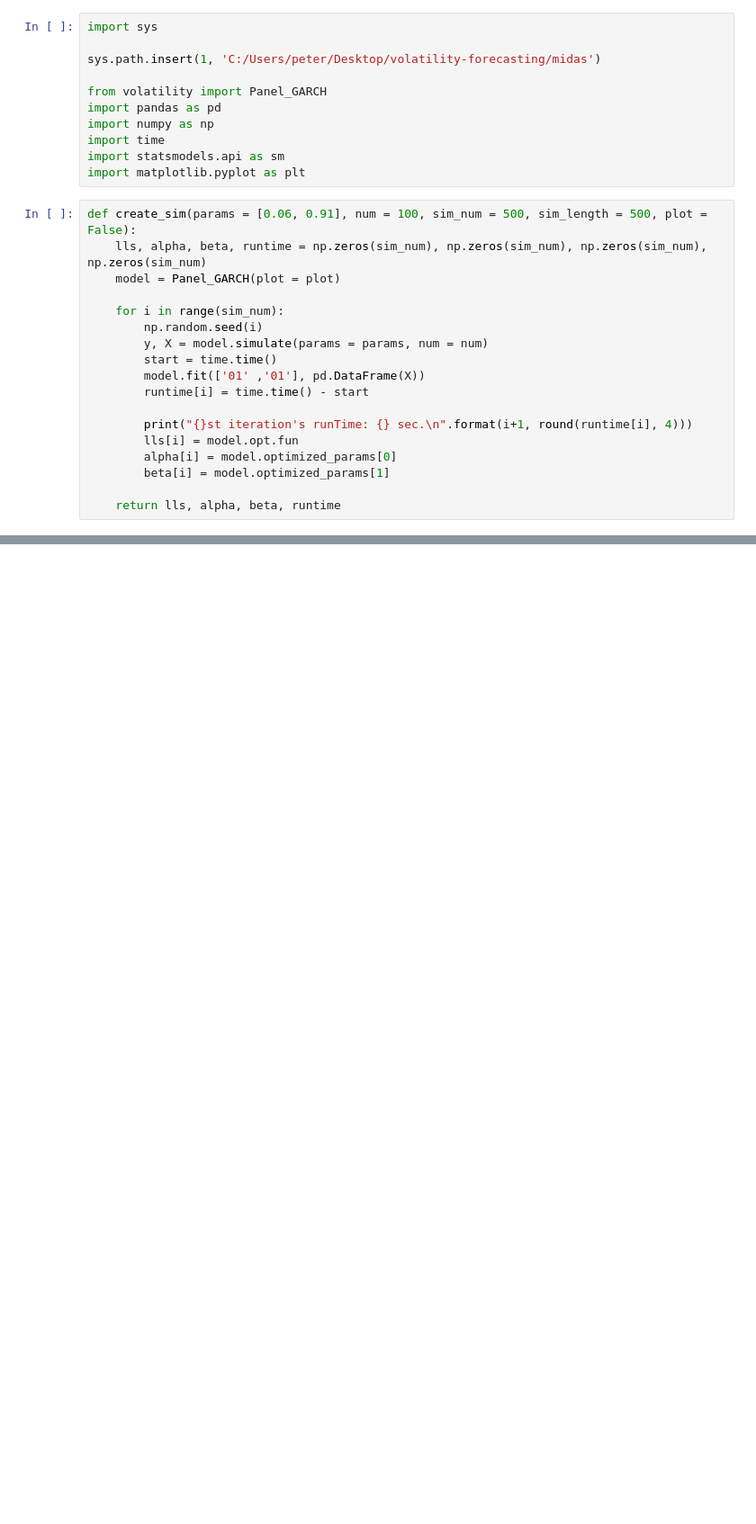
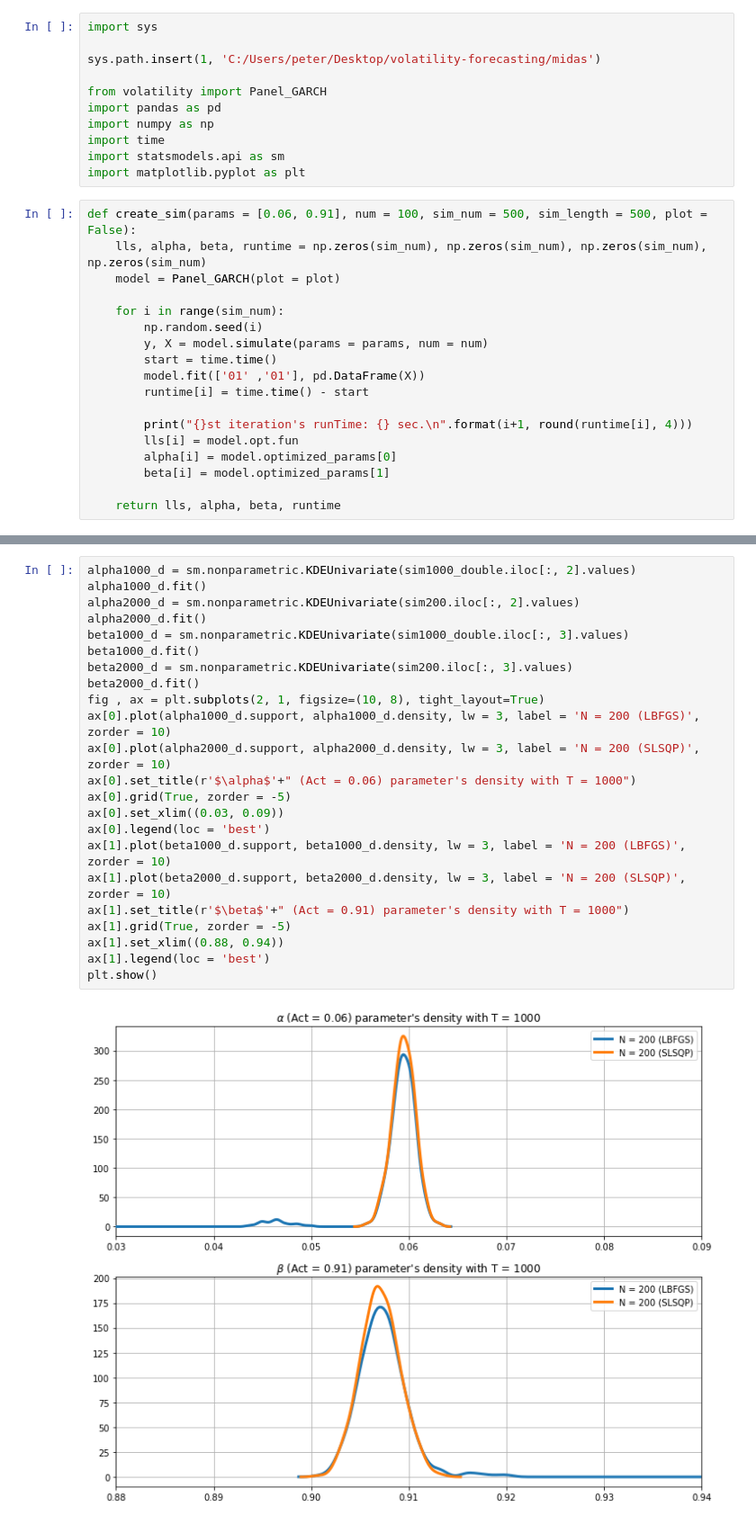
Before and after one commit to NemesiP/volatility-forecasting, a Jupyter notebook: Examples/Panel_GARCH_sim.ipynb, the cells around one changed output, grey strips where cells are left out. Shown at 90% size. Drawn from its saved outputs; the diff is of its cells as text; blank space fills up the shorter version.

```diff
--- a/Examples/Panel_GARCH_sim.ipynb
+++ b/Examples/Panel_GARCH_sim.ipynb
@@ -90,0 +99,25 @@ plt.show()
+# %%
+alpha1000_d = sm.nonparametric.KDEUnivariate(sim1000_double.iloc[:, 2].values)
+alpha1000_d.fit()
+alpha2000_d = sm.nonparametric.KDEUnivariate(sim200.iloc[:, 2].values)
+alpha2000_d.fit()
+beta1000_d = sm.nonparametric.KDEUnivariate(sim1000_double.iloc[:, 3].values)
+beta1000_d.fit()
+beta2000_d = sm.nonparametric.KDEUnivariate(sim200.iloc[:, 3].values)
+beta2000_d.fit()
+fig , ax = plt.subplots(2, 1, figsize=(10, 8), tight_layout=True)
+ax[0].plot(alpha1000_d.support, alpha1000_d.density, lw = 3, label = 'N = 200 (LBFGS)', zorder = 10)
+ax[0].plot(alpha2000_d.support, alpha2000_d.density, lw = 3, label = 'N = 200 (SLSQP)', zorder = 10)
+ax[0].set_title(r'$\alpha$'+" (Act = 0.06) parameter's density with T = 1000")
+ax[0].grid(True, zorder = -5)
+ax[0].set_xlim((0.03, 0.09))
+ax[0].legend(loc = 'best')
+ax[1].plot(beta1000_d.support, beta1000_d.density, lw = 3, label = 'N = 200 (LBFGS)', zorder = 10)
+ax[1].plot(beta2000_d.support, beta2000_d.density, lw = 3, label = 'N = 200 (SLSQP)', zorder = 10)
+ax[1].set_title(r'$\beta$'+" (Act = 0.91) parameter's density with T = 1000")
+ax[1].grid(True, zorder = -5)
+ax[1].set_xlim((0.88, 0.94))
+ax[1].legend(loc = 'best')
+plt.show()
+# %% [output]
+[figure, added]
```
Also changed, not shown: parts of 4 cells of this notebook, 4 other files.
